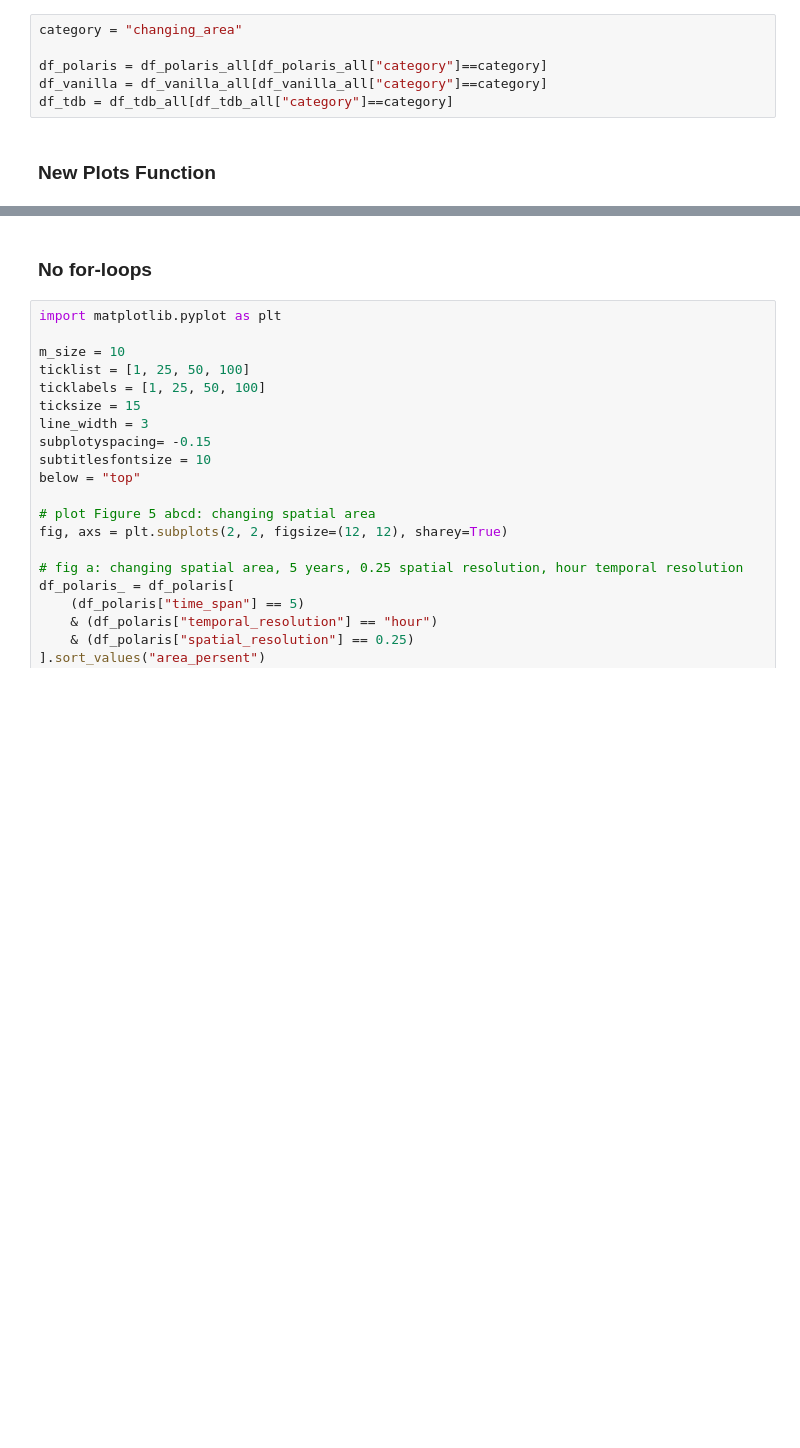
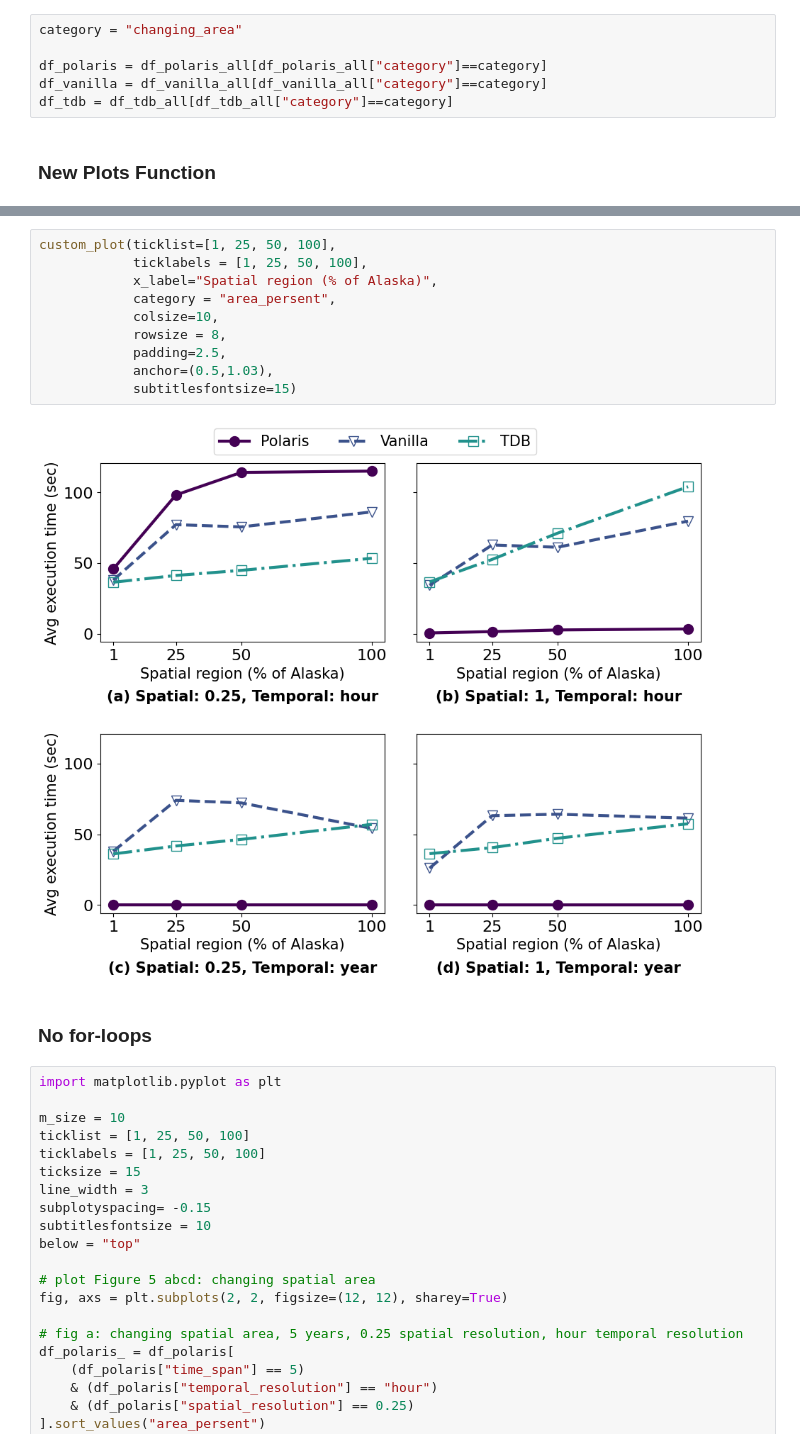
Before and after one commit to iharp3/experiment-kit, a Jupyter notebook: experiment/results/plot_refactor.ipynb, the cells around one changed output, grey strips where cells are left out. Drawn from its saved outputs; the diff is of its cells as text; blank space fills up the shorter version.

```diff
--- a/experiment/results/plot_refactor.ipynb
+++ b/experiment/results/plot_refactor.ipynb
@@ -198,3 +190,15 @@ plt.show()
+# %%
+custom_plot(ticklist=[1, 25, 50, 100],
+            ticklabels = [1, 25, 50, 100],
+            x_label="Spatial region (% of Alaska)",
+            category = "area_persent",
+            colsize=10,
+            rowsize = 8,
+            padding=2.5,
+            anchor=(0.5,1.03),
+            subtitlesfontsize=15)
+# %% [output]
+[figure, added]
 # %% [markdown]
 ### No for-loops
 # %%
```
Also changed, not shown: parts of 1 cell of this notebook.
